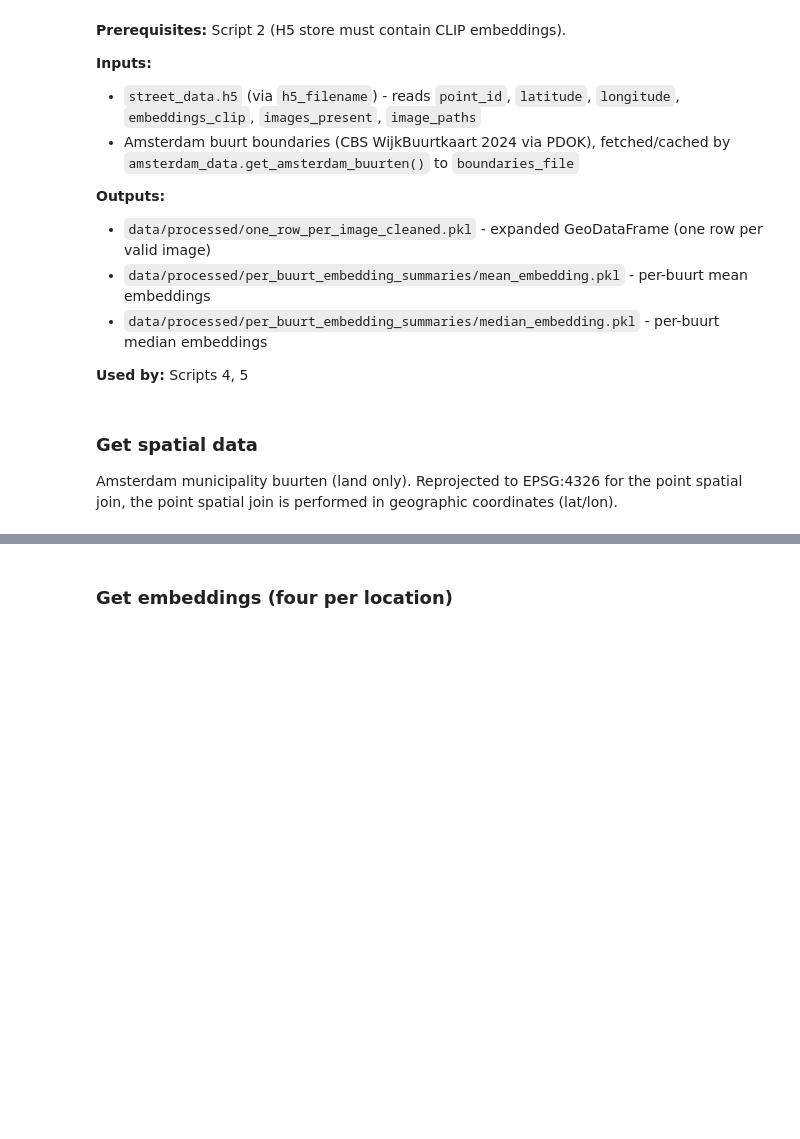
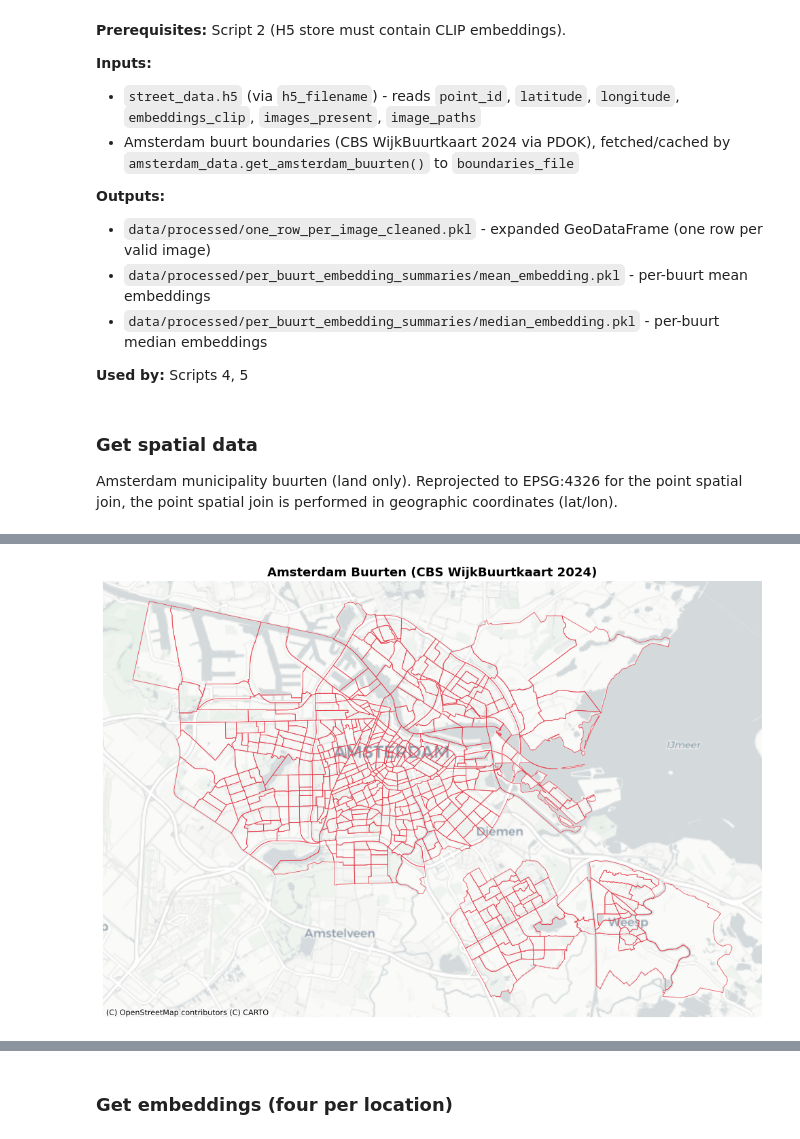
Before and after one commit to nickmalleson/StreetViewDeprivation-Amsterdam, a Jupyter notebook: notebooks/3-ProcessEmbeddings+FindMedianEmbeddingPerLSOA.ipynb, the cells around one changed output, grey strips where cells are left out. Drawn from its saved outputs; the diff is of its cells as text; code cells hidden in the pictures; blank space fills up the shorter version.

```diff
--- a/notebooks/3-ProcessEmbeddings+FindMedianEmbeddingPerLSOA.ipynb
+++ b/notebooks/3-ProcessEmbeddings+FindMedianEmbeddingPerLSOA.ipynb
@@ -46,0 +49,14 @@ print(f"Amsterdam buurten: {len(ams_buurten)}")
+# %%
+import contextily as ctx
+
+fig, ax = plt.subplots(figsize=(10, 10))
+ams_buurten.to_crs(epsg=3857).plot(
+    ax=ax, facecolor="none", edgecolor="#e63946", linewidth=0.6, alpha=0.85
+)
+ctx.add_basemap(ax, source=ctx.providers.CartoDB.Positron, zoom="auto")
+ax.set_axis_off()
+ax.set_title("Amsterdam Buurten (CBS WijkBuurtkaart 2024)", fontsize=13, fontweight="bold")
+plt.tight_layout()
+plt.show()
+# %% [output]
+[figure, added]
```
Also changed, not shown: parts of 7 cells of this notebook.
